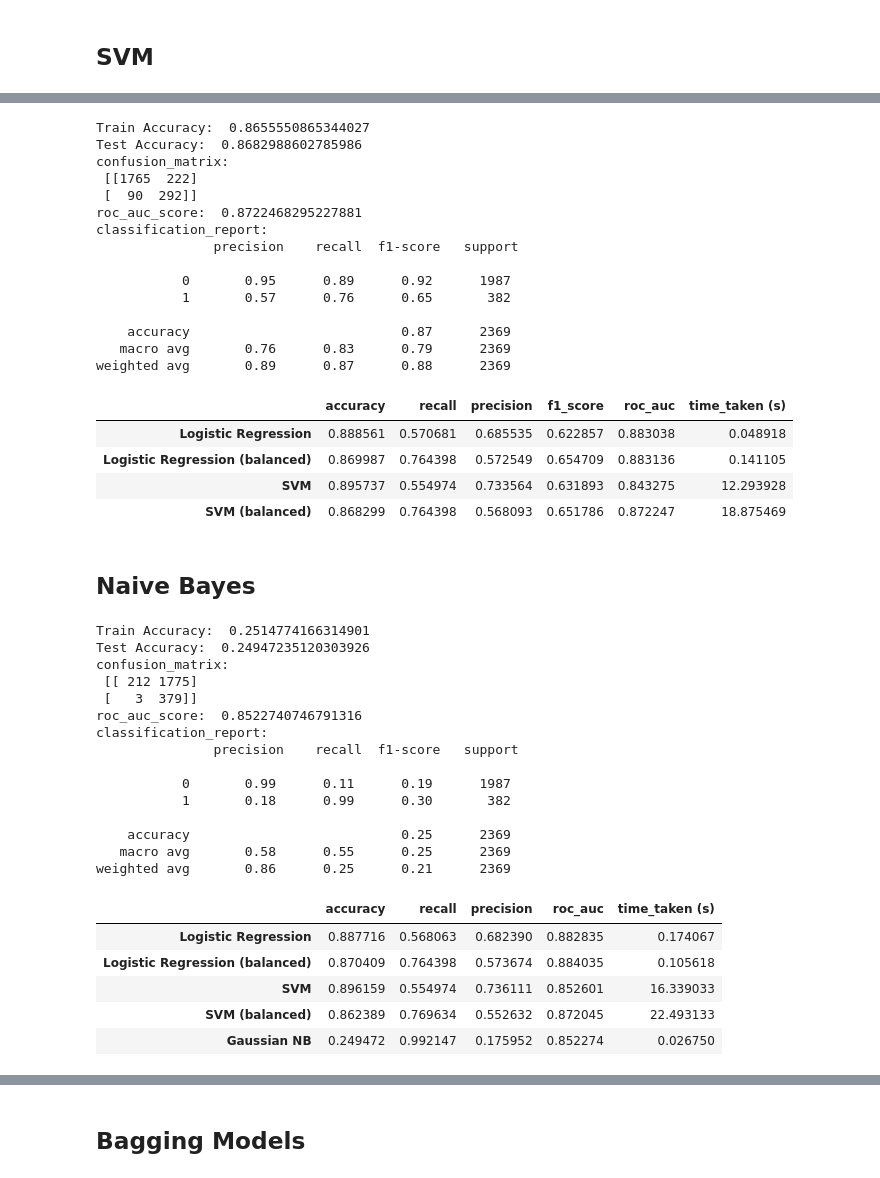
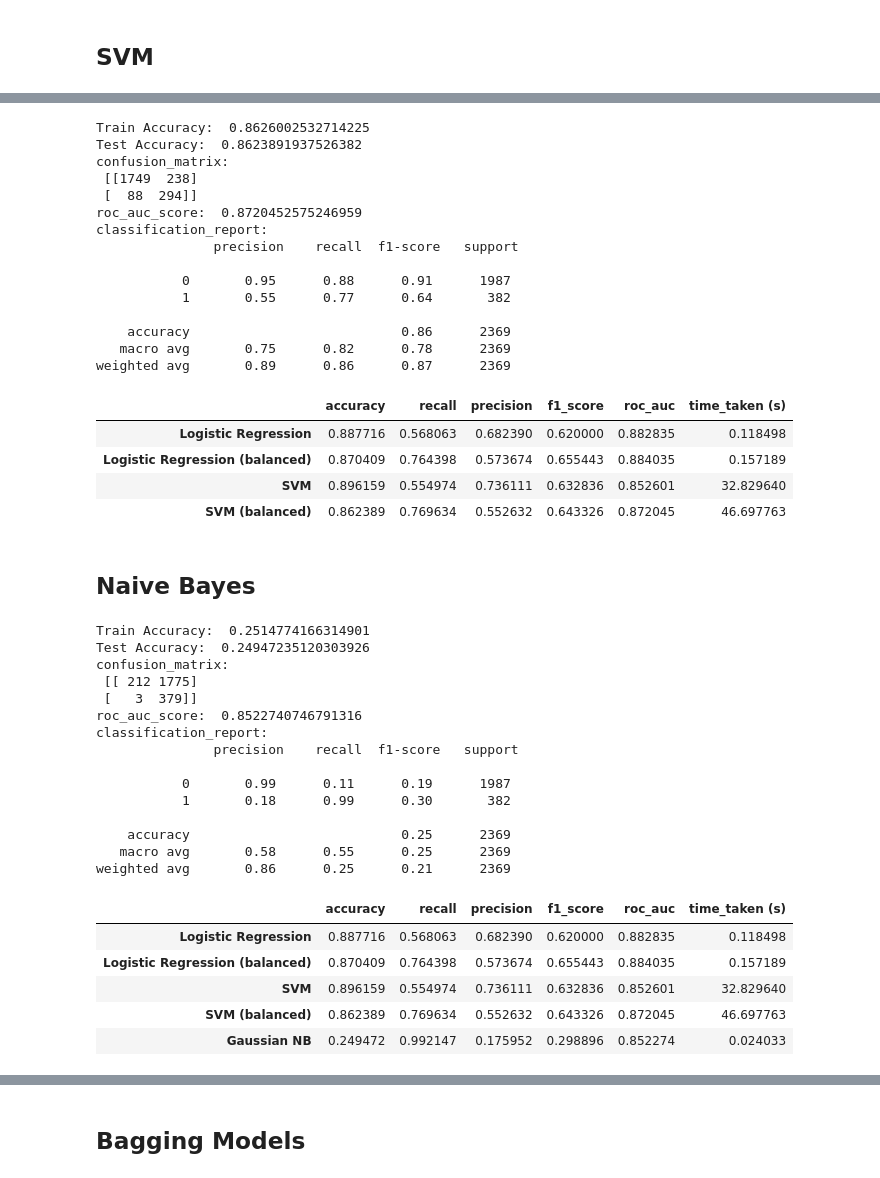
Before and after one commit to lowkaihon/ecommerce-purchase-prediction, a Jupyter notebook: modelling_prototype.ipynb, the cells around one changed output, grey strips where cells are left out. Saved outputs shown, nothing was run; the diff lists cells and outputs as text; code cells hidden in the pictures.

```diff
--- a/modelling_prototype.ipynb
+++ b/modelling_prototype.ipynb
@@ -350,7 +372,7 @@ def evaluate(model):
     return accuracy, recall_score(y_test, y_pred_class), precision_score(y_test, y_pred_class), roc_auc, f1
 # %%
 # Non-scaled
-def evaluate(model):
+def evaluate_(model):
     y_pred_class = model.predict(X_test)
     y_pred_prob = model.predict_proba(X_test)
     accuracy = model.score(X_test, y_test)
@@ -464,58 +486,58 @@ accuracy, recall, precision, roc_auc, f1 = evaluate(svm_model)
 save_results('SVM (balanced)', accuracy, recall, precision, f1, roc_auc, execution_time)
 results_df
 # %% [output]
-Train Accuracy:  0.8655550865344027
-Test Accuracy:  0.8682988602785986
+Train Accuracy:  0.8626002532714225
+Test Accuracy:  0.8623891937526382
 confusion_matrix:
- [[1765  222]
- [  90  292]]
-roc_auc_score:  0.8722468295227881
+ [[1749  238]
+ [  88  294]]
+roc_auc_score:  0.8720452575246959
 classification_report:
                precision    recall  f1-score   support
 
-           0       0.95      0.89      0.92      1987
-           1       0.57      0.76      0.65       382
+           0       0.95      0.88      0.91      1987
+           1       0.55      0.77      0.64       382
 
-    accuracy                           0.87      2369
-   macro avg       0.76      0.83      0.79      2369
-weighted avg       0.89      0.87      0.88      2369
+    accuracy                           0.86      2369
+   macro avg       0.75      0.82      0.78      2369
+weighted avg       0.89      0.86      0.87      2369
 |  | accuracy | recall | precision | f1_score | roc_auc | time_taken (s) |
-| Logistic Regression | 0.888561 | 0.570681 | 0.685535 | 0.622857 | 0.883038 | 0.048918 |
-| Logistic Regression (balanced) | 0.869987 | 0.764398 | 0.572549 | 0.654709 | 0.883136 | 0.141105 |
-| SVM | 0.895737 | 0.554974 | 0.733564 | 0.631893 | 0.843275 | 12.293928 |
-| SVM (balanced) | 0.868299 | 0.764398 | 0.568093 | 0.651786 | 0.872247 | 18.875469 |
+| Logistic Regression | 0.887716 | 0.568063 | 0.682390 | 0.620000 | 0.882835 | 0.118498 |
+| Logistic Regression (balanced) | 0.870409 | 0.764398 | 0.573674 | 0.655443 | 0.884035 | 0.157189 |
+| SVM | 0.896159 | 0.554974 | 0.736111 | 0.632836 | 0.852601 | 32.829640 |
+| SVM (balanced) | 0.862389 | 0.769634 | 0.552632 | 0.643326 | 0.872045 | 46.697763 |
 # %% [markdown]
 ## Naive Bayes
 # %%
-# start_time = time.perf_counter()
-# gaussian_nb = GaussianNB().fit(X_train_scaled, y_train)
-# end_time = time.perf_counter()
-# execution_time = end_time - start_time
-# accuracy, recall, precision, roc_auc = evaluate(gaussian_nb)
-# save_results('Gaussian NB', accuracy, recall, precision, roc_auc, execution_time)
-# results_df
+start_time = time.perf_counter()
+gaussian_nb = GaussianNB().fit(X_train_scaled, y_train)
+end_time = time.perf_counter()
+execution_time = end_time - start_time
+accuracy, recall, precision, roc_auc, f1 = evaluate(gaussian_nb)
+save_results('Gaussian NB', accuracy, recall, precision, f1, roc_auc, execution_time)
+results_df
 # %% [output]
 Train Accuracy:  0.2514774166314901
 Test Accuracy:  0.24947235120303926
 confusion_matrix:
  [[ 212 1775]
  [   3  379]]
 roc_auc_score:  0.8522740746791316
 classification_report:
                precision    recall  f1-score   support
 
            0       0.99      0.11      0.19      1987
            1       0.18      0.99      0.30       382
 
     accuracy                           0.25      2369
    macro avg       0.58      0.55      0.25      2369
 weighted avg       0.86      0.25      0.21      2369
-|  | accuracy | recall | precision | roc_auc | time_taken (s) |
-| Logistic Regression | 0.887716 | 0.568063 | 0.682390 | 0.882835 | 0.174067 |
-| Logistic Regression (balanced) | 0.870409 | 0.764398 | 0.573674 | 0.884035 | 0.105618 |
-| SVM | 0.896159 | 0.554974 | 0.736111 | 0.852601 | 16.339033 |
-| SVM (balanced) | 0.862389 | 0.769634 | 0.552632 | 0.872045 | 22.493133 |
-| Gaussian NB | 0.249472 | 0.992147 | 0.175952 | 0.852274 | 0.026750 |
+|  | accuracy | recall | precision | f1_score | roc_auc | time_taken (s) |
+| Logistic Regression | 0.887716 | 0.568063 | 0.682390 | 0.620000 | 0.882835 | 0.118498 |
+| Logistic Regression (balanced) | 0.870409 | 0.764398 | 0.573674 | 0.655443 | 0.884035 | 0.157189 |
+| SVM | 0.896159 | 0.554974 | 0.736111 | 0.632836 | 0.852601 | 32.829640 |
+| SVM (balanced) | 0.862389 | 0.769634 | 0.552632 | 0.643326 | 0.872045 | 46.697763 |
+| Gaussian NB | 0.249472 | 0.992147 | 0.175952 | 0.298896 | 0.852274 | 0.024033 |
 # %%
 start_time = time.perf_counter()
 bernoulli_nb = BernoulliNB().fit(X_train_scaled, y_train)
```
Also changed, not shown: parts of 62 cells of this notebook, 2 other files.
